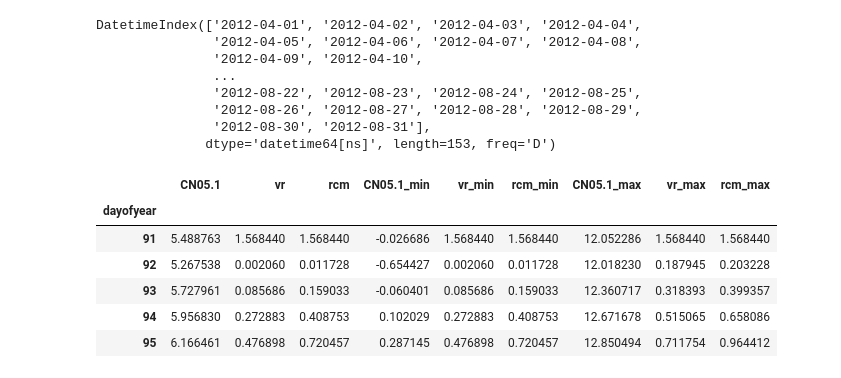
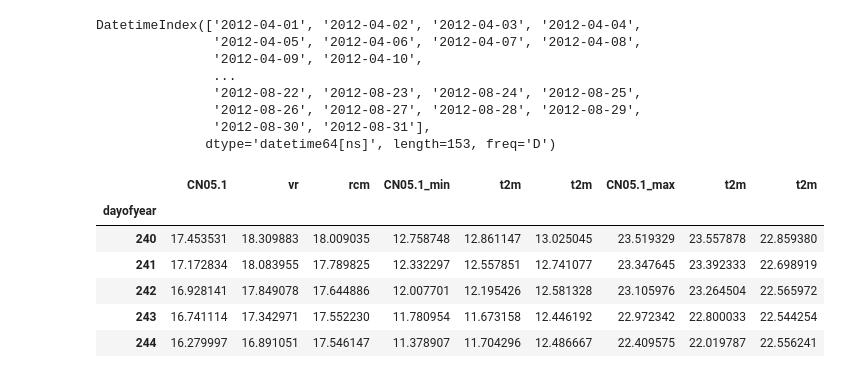
Before and after one commit to dozerlcl/MPAS_case_study, a Jupyter notebook: 92-25km_vr_rcm_postprocess/visualization/check_obs/check_cn051/t2m/time_series/t2m_timemean_all.ipynb, the cells around one changed output. Cells and saved outputs as stored; diff of their text form; code cells hidden in the pictures.

```diff
--- a/92-25km_vr_rcm_postprocess/visualization/check_obs/check_cn051/t2m/time_series/t2m_timemean_all.ipynb
+++ b/92-25km_vr_rcm_postprocess/visualization/check_obs/check_cn051/t2m/time_series/t2m_timemean_all.ipynb
@@ -14,20 +16,30 @@ import matplotlib.pyplot as plt
 # year = "2006"
 # 注释掉的是原始数据，此后的是进行了mask之后的数据
 # dir_vr = "/raid52/yycheng/MPAS/VR_postprocess/VR_merge/pre/" + "daily_pre_03-15.nc"
-dir_vr = "/raid52/yycheng/MPAS/REFERENCE/TEMP_DATA/mask_t2m/mask_res/" + "mask_vr_t2m_03-15.nc"
-ds_vr = xr.open_dataset(dir_vr)
-# ds_vr
+dir_vr = "/raid52/yycheng/MPAS/REFERENCE/TEMP_DATA/mask_t2m/mask_res/" + "mask_mean_vr_03-15.nc"
+ds_vr_mean = xr.open_dataset(dir_vr)
 
-# dir_rcm = "/raid52/yycheng/MPAS/RCM_postprocess/RCM_merge/pre/" + "daily_pre_03-15.nc"
-dir_rcm = "/raid52/yycheng/MPAS/REFERENCE/TEMP_DATA/mask_t2m/mask_res/" + "mask_rcm_t2m_03-15.nc"
-ds_rcm = xr.open_dataset(dir_rcm)
-# ds_rcm
+dir_vr = "/raid52/yycheng/MPAS/REFERENCE/TEMP_DATA/mask_t2m/mask_res/" + "mask_max_vr_03-15.nc"
+ds_vr_max = xr.open_dataset(dir_vr)
 
-obs_cn051_tm  = "/raid52/yycheng/MPAS/REFERENCE/TEMP_DATA/mask_t2m/" +  "sel_CN05.1_Tm_1961_2018_daily_025x025.nc"
+dir_vr = "/raid52/yycheng/MPAS/REFERENCE/TEMP_DATA/mask_t2m/mask_res/" + "mask_min_vr_03-15.nc"
+ds_vr_min = xr.open_dataset(dir_vr)
+
+dir_rcm = "/raid52/yycheng/MPAS/REFERENCE/TEMP_DATA/mask_t2m/mask_res/" + "mask_mean_rcm_03-15.nc"
+ds_rcm_mean = xr.open_dataset(dir_rcm)
+
+dir_rcm = "/raid52/yycheng/MPAS/REFERENCE/TEMP_DATA/mask_t2m/mask_res/" + "mask_max_rcm_03-15.nc"
+ds_rcm_max = xr.open_dataset(dir_rcm)
+
+dir_rcm = "/raid52/yycheng/MPAS/REFERENCE/TEMP_DATA/mask_t2m/mask_res/" + "mask_min_rcm_03-15.nc"
+ds_rcm_min = xr.open_dataset(dir_rcm)
+
+
+obs_cn051_tm  = "/raid52/yycheng/MPAS/REFERENCE/TEMP_DATA/mask_t2m/ordata/" +  "sel_CN05.1_Tm_1961_2018_daily_025x025.nc"
 ds_cn051_tm = xr.open_dataset(obs_cn051_tm)
-obs_cn051_tmax  = "/raid52/yycheng/MPAS/REFERENCE/TEMP_DATA/mask_t2m/" +  "sel_CN05.1_Tmax_1961_2018_daily_025x025.nc"
+obs_cn051_tmax  = "/raid52/yycheng/MPAS/REFERENCE/TEMP_DATA/mask_t2m/ordata/" +  "sel_CN05.1_Tmax_1961_2018_daily_025x025.nc"
 ds_cn051_tmax = xr.open_dataset(obs_cn051_tmax)
-obs_cn051_tmin  = "/raid52/yycheng/MPAS/REFERENCE/TEMP_DATA/mask_t2m/" +  "sel_CN05.1_Tmin_1961_2018_daily_025x025.nc"
+obs_cn051_tmin  = "/raid52/yycheng/MPAS/REFERENCE/TEMP_DATA/mask_t2m/ordata/" +  "sel_CN05.1_Tmin_1961_2018_daily_025x025.nc"
 ds_cn051_tmin = xr.open_dataset(obs_cn051_tmin)
 
 # ds_cn051_time_loc_year = (ds_cn051.time.dt.year >= 2003) & (ds_cn051.time.dt.year <= 2015)
@@ -37,13 +49,13 @@ ds_cn051_tmin = xr.open_dataset(obs_cn051_tmin)
 # ds_cmorph
 # precip_obs = ds_disk["precip_CMORPH"]
 # precip_mod = ds_disk["precip_MPAS"]
-vr_mean         = ds_vr['t2m'].mean(dim=["longitude","latitude"])
-vr_mean_max     = ds_vr['t2m_max'].mean(dim=["longitude","latitude"])
-vr_mean_min     = ds_vr['t2m_min'].mean(dim=["longitude","latitude"])
+vr_mean         = ds_vr_mean['t2m'].mean(dim=["longitude","latitude"])
+vr_mean_max     = ds_vr_max['t2m'].mean(dim=["longitude","latitude"])
+vr_mean_min     = ds_vr_min['t2m'].mean(dim=["longitude","latitude"])
 
-rcm_mean        = ds_rcm['t2m'].mean(dim=["longitude","latitude"])
-rcm_mean_max    = ds_rcm['t2m_max'].mean(dim=["longitude","latitude"])
-rcm_mean_min    = ds_rcm['t2m_min'].mean(dim=["longitude","latitude"])
+rcm_mean        = ds_rcm_mean['t2m'].mean(dim=["longitude","latitude"])
+rcm_mean_max    = ds_rcm_max['t2m'].mean(dim=["longitude","latitude"])
+rcm_mean_min    = ds_rcm_min['t2m'].mean(dim=["longitude","latitude"])
 
 cn051_tm_mean  = ds_cn051_tm['tm'].mean(dim=['lon','lat'])
 cn051_tmax_mean  = ds_cn051_tmax['tmax'].mean(dim=['lon','lat'])
@@ -96,40 +108,40 @@ DatetimeIndex(['2012-04-01', '2012-04-02', '2012-04-03', '2012-04-04',
 # %%
 # 将数据整理成pandas，准备绘图
 df_cn051 = cn051_tm_dayofyear.to_dataframe()
 df_vr  = vr_tm_dayofyear.to_dataframe()
 df_rcm = rcm_tm_dayofyear.to_dataframe()
 
 df_cn051_tmin = cn051_tmin_dayofyear.to_dataframe()
 df_vr_tmin  = vr_tmin_dayofyear.to_dataframe()
 df_rcm_tmin = rcm_tmin_dayofyear.to_dataframe()
 
 df_cn051_tmax = cn051_tmax_dayofyear.to_dataframe()
 df_vr_tmax  = vr_tmax_dayofyear.to_dataframe()
 df_rcm_tmax = rcm_tmax_dayofyear.to_dataframe()
 # rename df for plot
 df_vr  = df_vr.rename(columns={"t2m":"vr"})
 df_rcm = df_rcm.rename(columns={"t2m":"rcm"})
 df_cn051 = df_cn051.rename(columns={"tm":"CN05.1"})
 
 df_vr_tmin  = df_vr_tmin.rename(columns={"t2m_min":"vr_min"})
 df_rcm_tmin = df_rcm_tmin.rename(columns={"t2m_min":"rcm_min"})
 df_cn051_tmin = df_cn051_tmin.rename(columns={"tmin":"CN05.1_min"})
 
 df_vr_tmax  = df_vr_tmax.rename(columns={"t2m_max":"vr_max"})
 df_rcm_tmax = df_rcm_tmax.rename(columns={"t2m_max":"rcm_max"})
 df_cn051_tmax = df_cn051_tmax.rename(columns={"tmax":"CN05.1_max"})
 
 
 pd_plot = pd.concat([df_cn051, df_vr, df_rcm, df_cn051_tmin, df_vr_tmin, df_rcm_tmin\
     ,df_cn051_tmax, df_vr_tmax, df_rcm_tmax], axis=1)
-pd_plot.head()
+pd_plot.tail()
 # %% [output]
-|  | CN05.1 | vr | rcm | CN05.1_min | vr_min | rcm_min | CN05.1_max | vr_max | rcm_max |
+|  | CN05.1 | vr | rcm | CN05.1_min | t2m | t2m | CN05.1_max | t2m | t2m |
 | dayofyear |  |  |  |  |  |  |  |  |  |
-| 91 | 5.488763 | 1.568440 | 1.568440 | -0.026686 | 1.568440 | 1.568440 | 12.052286 | 1.568440 | 1.568440 |
-| 92 | 5.267538 | 0.002060 | 0.011728 | -0.654427 | 0.002060 | 0.011728 | 12.018230 | 0.187945 | 0.203228 |
-| 93 | 5.727961 | 0.085686 | 0.159033 | -0.060401 | 0.085686 | 0.159033 | 12.360717 | 0.318393 | 0.399357 |
-| 94 | 5.956830 | 0.272883 | 0.408753 | 0.102029 | 0.272883 | 0.408753 | 12.671678 | 0.515065 | 0.658086 |
-| 95 | 6.166461 | 0.476898 | 0.720457 | 0.287145 | 0.476898 | 0.720457 | 12.850494 | 0.711754 | 0.964412 |
+| 240 | 17.453531 | 18.309883 | 18.009035 | 12.758748 | 12.861147 | 13.025045 | 23.519329 | 23.557878 | 22.859380 |
+| 241 | 17.172834 | 18.083955 | 17.789825 | 12.332297 | 12.557851 | 12.741077 | 23.347645 | 23.392333 | 22.698919 |
+| 242 | 16.928141 | 17.849078 | 17.644886 | 12.007701 | 12.195426 | 12.581328 | 23.105976 | 23.264504 | 22.565972 |
+| 243 | 16.741114 | 17.342971 | 17.552230 | 11.780954 | 11.673158 | 12.446192 | 22.972342 | 22.800033 | 22.544254 |
+| 244 | 16.279997 | 16.891051 | 17.546147 | 11.378907 | 11.704296 | 12.486667 | 22.409575 | 22.019787 | 22.556241 |
 # %%
 import matplotlib.dates as dates
```
Also changed, not shown: parts of 2 cells of this notebook, 11 other files.
